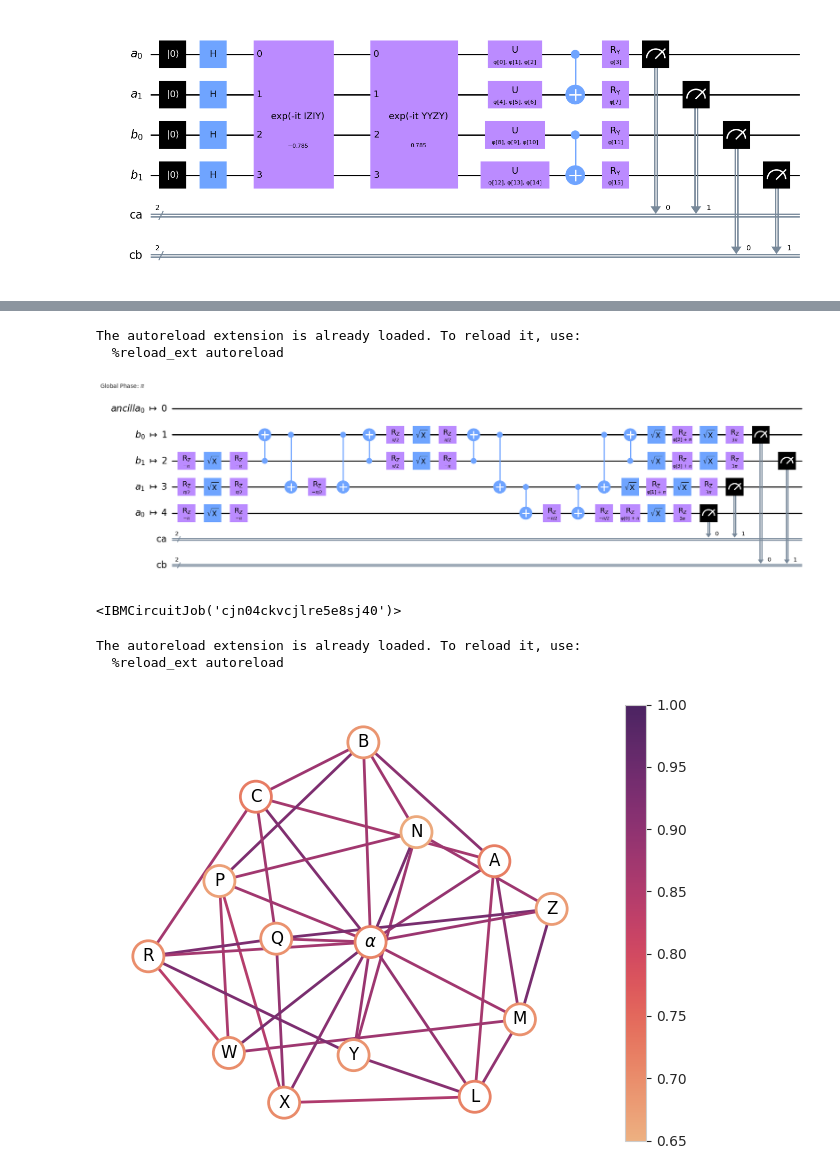
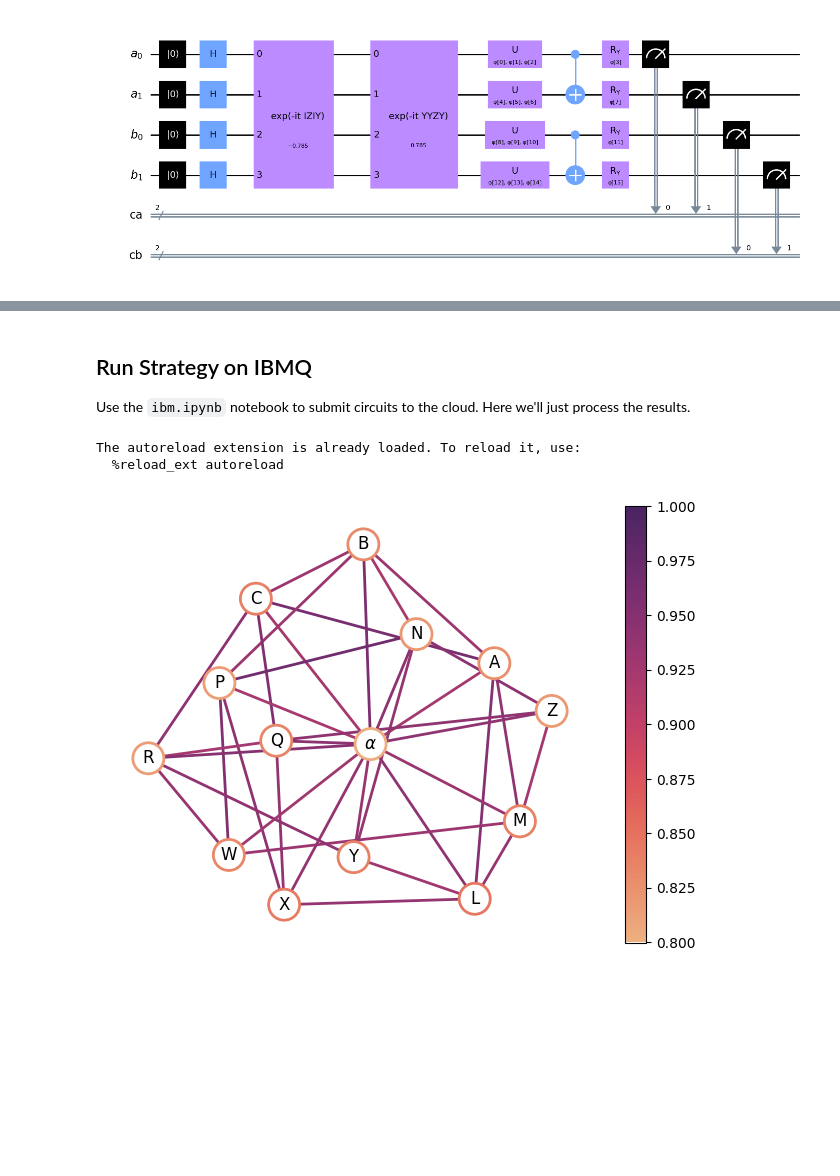
Before and after one commit to jfurches/nonlocalgames, a Jupyter notebook: g14.ipynb, the cells around one changed output, grey strips where cells are left out. Cells and saved outputs as stored; diff of their text form; code cells hidden in the pictures; blank space fills up the shorter version.

Commit message:
Plot graphs

```diff
--- a/g14.ipynb
+++ b/g14.ipynb
@@ -797,63 +793,0 @@ The autoreload extension is already loaded. To reload it, use:
-# %%
-%load_ext autoreload
-%autoreload 2
-
-import json
-import numpy as np
-
-# Qiskit has deprecated code inside of it
-import warnings
-with warnings.catch_warnings():
-    warnings.filterwarnings(action='ignore', category=DeprecationWarning)
-    from qiskit_aer import AerSimulator
-    from qiskit_ibm_provider import IBMProvider as IBMQ
-
-    from nonlocalgames.hamiltonians import G14
-    from nonlocalgames.circuit import NLGCircuit, load_adapt_ansatz
-
-def load_g14_circuit(path: str):
-    with open(path, 'r', encoding='utf-8') as f:
-        data = json.load(f)
-
-    qubits = 2
-    players = 2
-    qc = load_adapt_ansatz(
-        data['state'],
-        '++++',
-        [qubits] * players,
-        adapt_order=False)
-
-    # Don't need to transform phi since qinfo's Ry gate follows the qiskit convention
-    phi = np.array(data['phi'])
-
-    return qc, phi
-
-# Load best circuit
-shared_state, phi = load_g14_circuit('data/g14_constrained/g14_state.json')
-
-# Stack parameter vector
-phi = np.array([phi, phi])
-phi = np.squeeze(phi)
-
-dev = 'ibmq_quito'
-ibmq = IBMQ(name='vt')
-backend = ibmq.get_backend(dev)
-
-nlg = NLGCircuit(shared_state, phi, sim=backend)
-nlg.transpiled.draw('mpl')
-# %% [output]
-The autoreload extension is already loaded. To reload it, use:
-  %reload_ext autoreload
-[figure, removed]
-# %%
-from qiskit.providers import JobV1 as Job
-
-vertices = [(v, v) for v in range(14)]
-edges = G14._get_graph().edge_links.tolist()
-questions = vertices + edges
-shots = 1024
-
-job: Job = nlg.ask(questions, timeout=1, shots=shots)
-job
-# %% [output]
-<IBMCircuitJob('cjn04ckvcjlre5e8sj40')>
@@ -893,33 +794,37 @@ wr.to_csv(f'data/g14_constrained/g14_winrate_{dev}.csv', index=False)
+# %% [markdown]
+## Run Strategy on IBMQ
+
+Use the `ibm.ipynb` notebook to submit circuits to the cloud. Here we'll just process the results.
 # %%
 %load_ext autoreload
 %autoreload 2
 
 import json
 import pandas as pd
 import matplotlib.pyplot as plt
 import seaborn as sns
 from nonlocalgames import util
 
-dev = 'ibmq_quito'
-wr = pd.read_csv(f'data/g14_constrained/g14_winrate_{dev}.csv')
+dev = 'ibm_hanoi'
+wr = pd.read_csv(f'data/g14_constrained_u3ry/g14_winrate_{dev}.csv')
 
 # Relabel the graph nodes
 with open('src/nonlocalgames/data/g13.json', 'r', encoding='utf-8') as f:
     g14_labels = json.load(f)
 
 labels = [label.upper() for label in g14_labels['vertices']]
 labels.append(r'$\alpha$')
 
 G = util.df_to_graph(wr, labels)
 util.draw_graph(G,
                 sns.color_palette('flare', as_cmap=True),
                 initial_pos=None,
-                vmin=0.65, vmax=1.0) #vmin = 0.7 for jakarta
+                vmin=0.8, vmax=1.0) #vmin = 0.7 for jakarta
 plt.tight_layout()
-plt.savefig(f'plots/g14_constrained/graph_{dev}.png', dpi=300)
-plt.savefig(f'plots/g14_constrained/graph_{dev}.pdf')
+plt.savefig(f'plots/g14_constrained_u3ry/graph_{dev}.png', dpi=300)
+plt.savefig(f'plots/g14_constrained_u3ry/graph_{dev}.pdf')
 plt.show()
 # %% [output]
 The autoreload extension is already loaded. To reload it, use:
   %reload_ext autoreload
-[figure, old version]
+[figure, new version]
```
Also changed, not shown: parts of 7 cells of this notebook, 6 other files.
